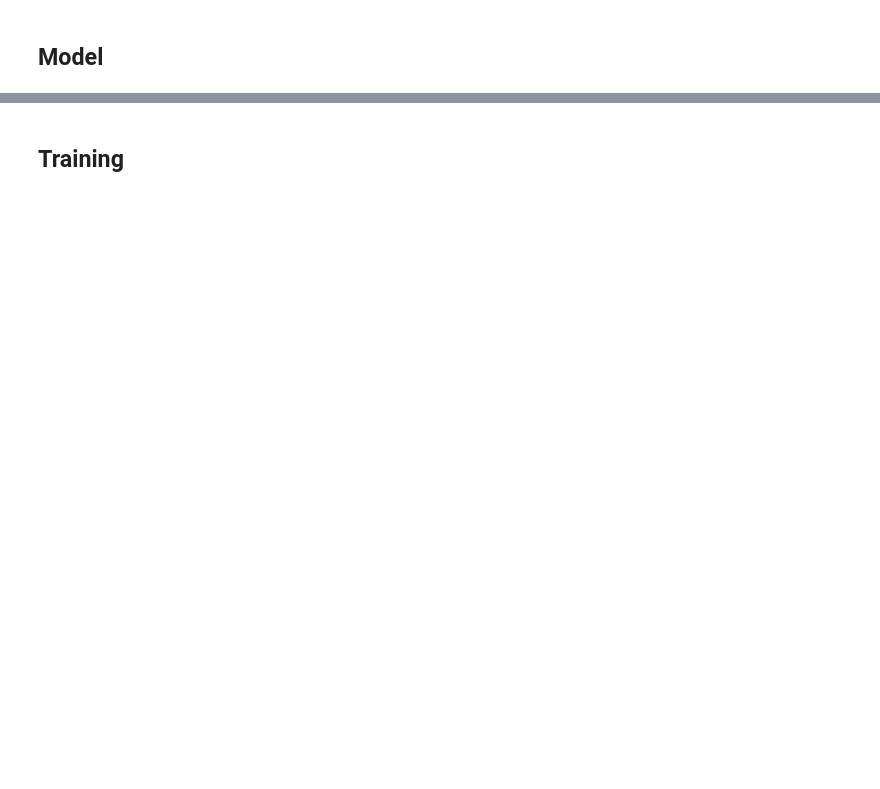
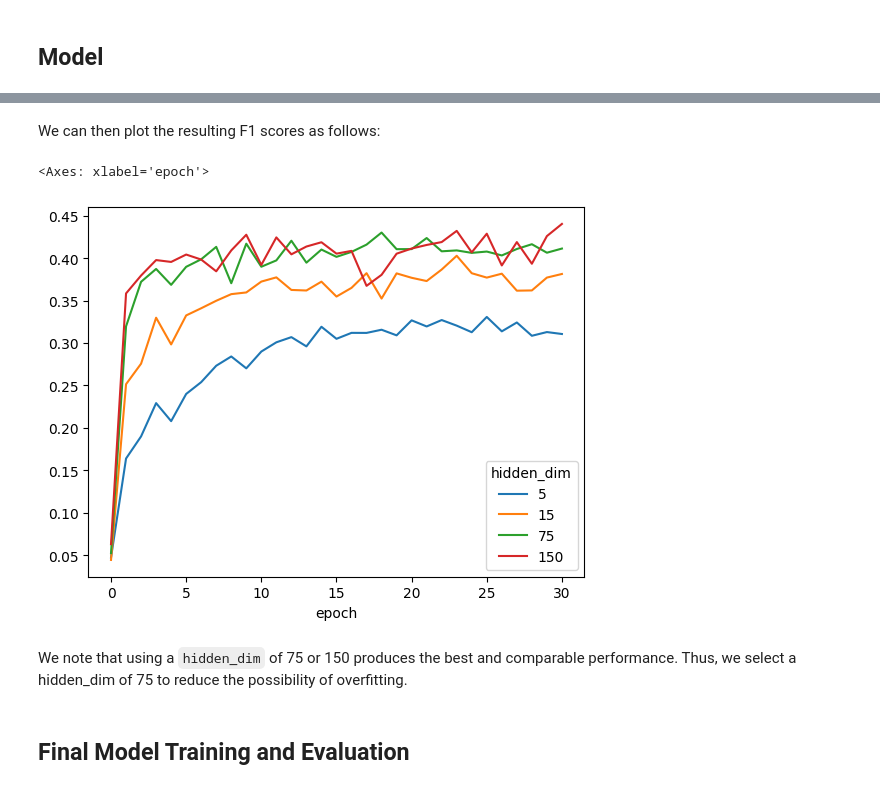
Before and after one commit to Mozzer2310/text-mining-cwk, a Jupyter notebook: text_mining.ipynb, the cells around one changed output, grey strips where cells are left out. Saved outputs shown, nothing was run; the diff lists cells and outputs as text; code cells hidden in the pictures; blank space fills up the shorter version.

```diff
--- a/text_mining.ipynb
+++ b/text_mining.ipynb
@@ -64,6 +70,10 @@ class DialogREDataset(data.Dataset):
     def __getitem__(self, idx):
         return self.data[idx]
 
+# Set up PyTorch device
+device = torch.device('cuda' if torch.cuda.is_available() else 'cpu')
+torch.set_default_device(device)
+
 # Separate splits
 train_split = dialog_re['train']
 validation_split = dialog_re['validation']
@@ -79,6 +89,7 @@ train_data_loader = data.DataLoader(
     train_dataset,
     batch_size=None,
     shuffle=True,
+    generator=torch.Generator(device=device)
 )
 validation_data_loader = data.DataLoader(validation_dataset, batch_size=None)
 test_data_loader = data.DataLoader(test_dataset, batch_size=None)
@@ -86,10 +97,3 @@ test_data_loader = data.DataLoader(test_dataset, batch_size=None)
 ## GloVE Vectors
 # %% [markdown]
 As in the original paper, we download the GloVE word embeddings:
-# %%
-!wget -nv -O glove.42B.300d.zip https://nlp.stanford.edu/data/glove.42B.300d.zip
-!python -m spacy init vectors en glove.42B.300d.zip glove_vectors
-
-import spacy
-
-nlp = spacy.load("glove_vectors")
@@ -102,0 +100,5 @@ the path to it in your config as the 'vectors' setting in [initialize].
+# %%
+import spacy
+
+spacy.cli.download('en_core_web_lg')
+nlp = spacy.load('en_core_web_lg')
@@ -120,7 +129,7 @@ class RelationExtractor(nn.Module):
         self.nlp = nlp
 
         # NOTE: the resulting contextual vector dim is 2 * hidden_dim!
-        self.encoder = nn.LSTM(
+        self.encoder = nn.GRU(
             token_vector_dim,
             hidden_dim,
             bidirectional=True,
@@ -140,11 +149,11 @@ class RelationExtractor(nn.Module):
         # Calculate the contextual word vectors
         doc_vectors = [token.vector for token in doc]
         doc_vectors = np.vstack(doc_vectors)
-        doc_vectors = torch.from_numpy(doc_vectors)
+        doc_vectors = torch.from_numpy(doc_vectors).to(device)
         embedded_vectors, _ = self.encoder(doc_vectors)
 
         # Calculate the subject and object vectors
-        entity_matcher = matcher.PhraseMatcher(nlp.vocab)
+        entity_matcher = matcher.PhraseMatcher(nlp.vocab, 'LOWER')
         entity_matcher.add('SBJ', [sbj])
         entity_matcher.add('OBJ', [obj])
 
@@ -172,2 +262,12 @@ class RelationExtractor(nn.Module):
+# %% [markdown]
+We can then plot the resulting F1 scores as follows:
+# %%
+pivoted = results.pivot(index='epoch', columns='hidden_dim', values='f1_score')
+pivoted.plot()
+# %% [output]
+<Axes: xlabel='epoch'>
+[figure, added]
+# %% [markdown]
+We note that using a `hidden_dim` of 75 or 150 produces the best and comparable performance. Thus, we select a hidden_dim of 75 to reduce the possibility of overfitting.
 # %% [markdown]
-## Training
+## Final Model Training and Evaluation
```
Also changed, not shown: parts of 16 cells of this notebook.
